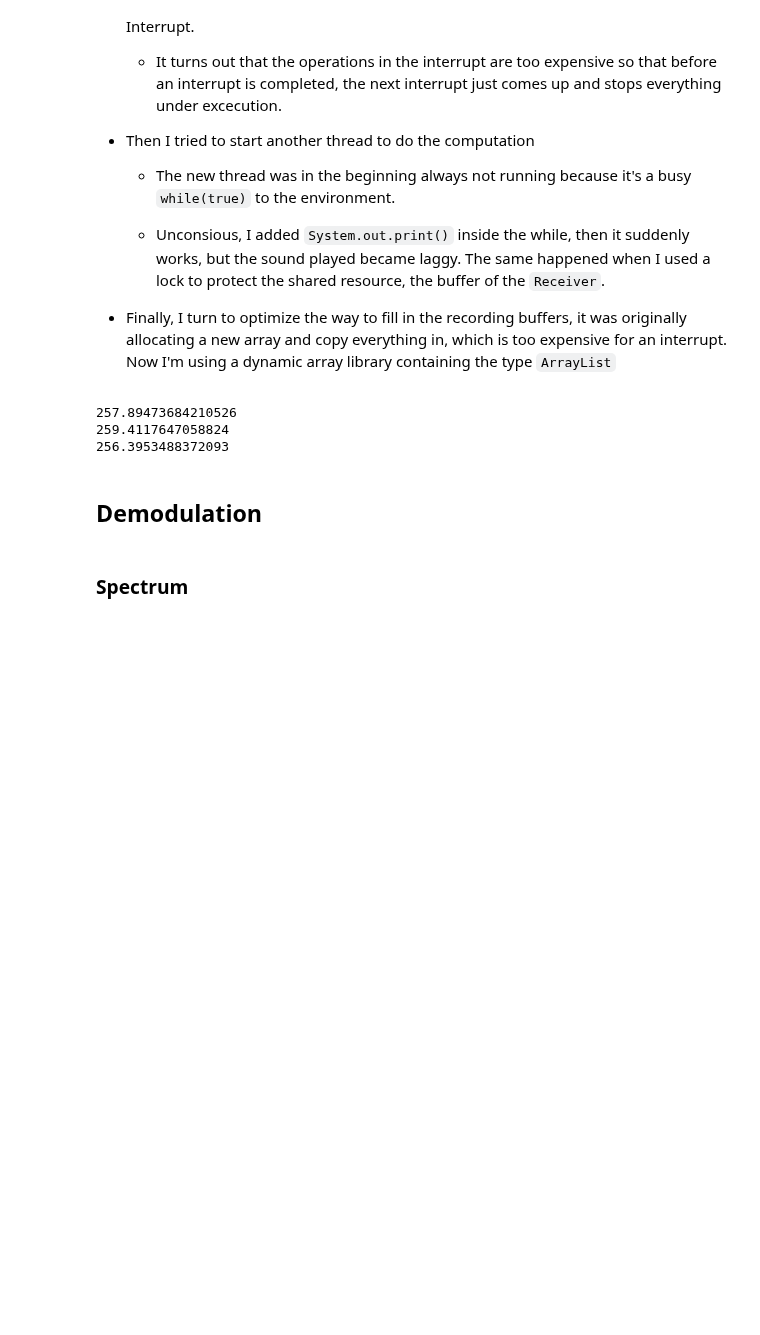
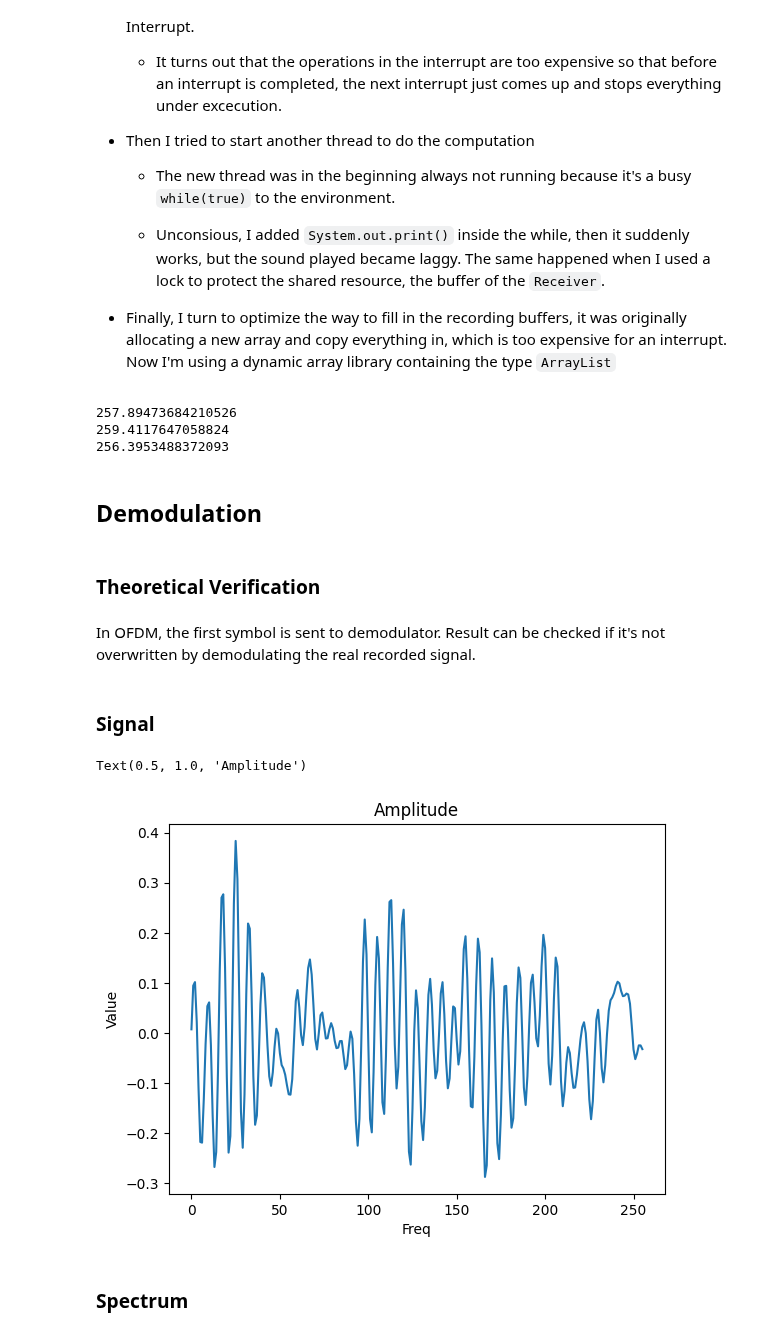
Before and after one commit to Mysterious-Mus/AcousticNFC, a Jupyter notebook: notes.ipynb, the cells around one changed output. Saved outputs shown, nothing was run; the diff lists cells and outputs as text; code cells hidden in the pictures; blank space fills up the shorter version.

```diff
--- a/notes.ipynb
+++ b/notes.ipynb
@@ -290,6 +287,33 @@ print(44100/172)
 256.3953488372093
 # %% [markdown]
 ## Demodulation
+# %% [markdown]
+### Theoretical Verification
+# %% [markdown]
+In OFDM, the first symbol is sent to demodulator. Result can be checked if it's not overwritten by demodulating the real recorded signal.
+# %% [markdown]
+### Signal
+# %%
+import pandas as pd
+import matplotlib.pyplot as plt
+import numpy as np
+
+# Load the data from the CSV file
+signal = pd.read_csv('symbol.csv', header=None)
+
+
+# Plot the data
+plt.plot(signal)
+
+# Add labels and title
+plt.xlabel('Freq')
+plt.ylabel('Value')
+plt.title('Amplitude')
+
+# Show the plotplt.show()
+# %% [output]
+Text(0.5, 1.0, 'Amplitude')
+[figure, added]
 # %% [markdown]
 ### Spectrum
 # %%
```
Also changed, not shown: parts of 8 cells of this notebook, 2 other files.
